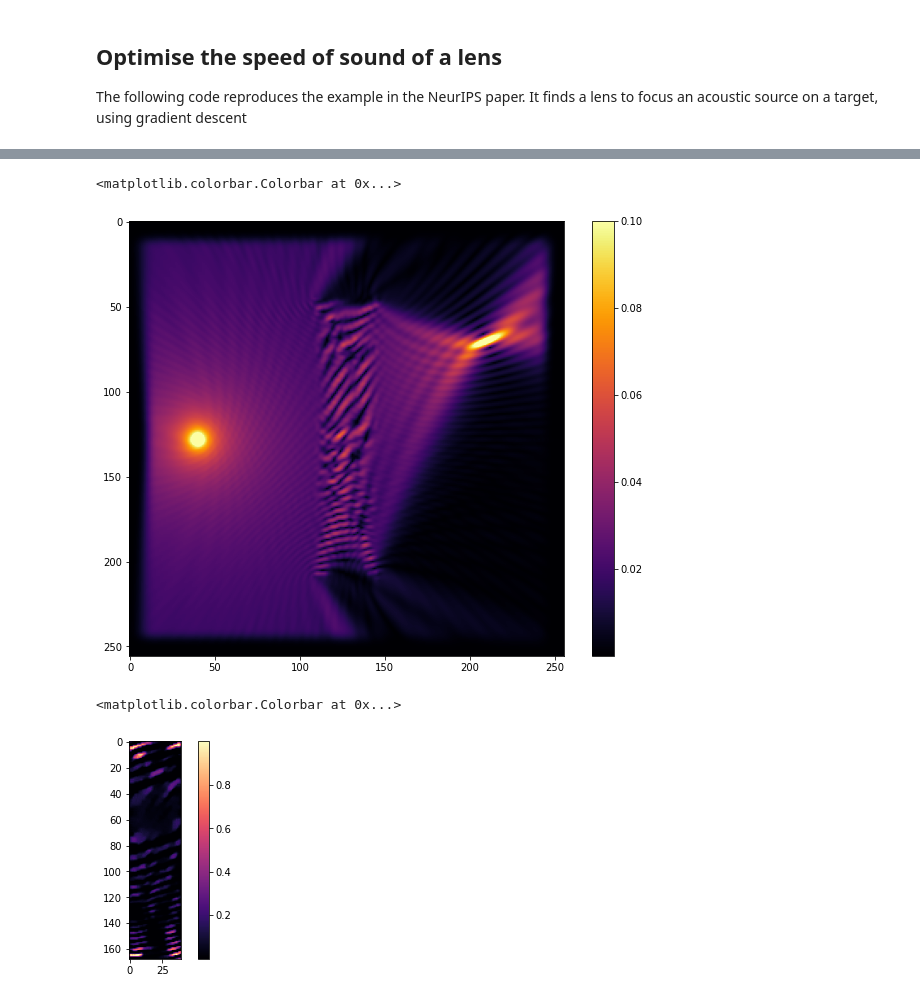
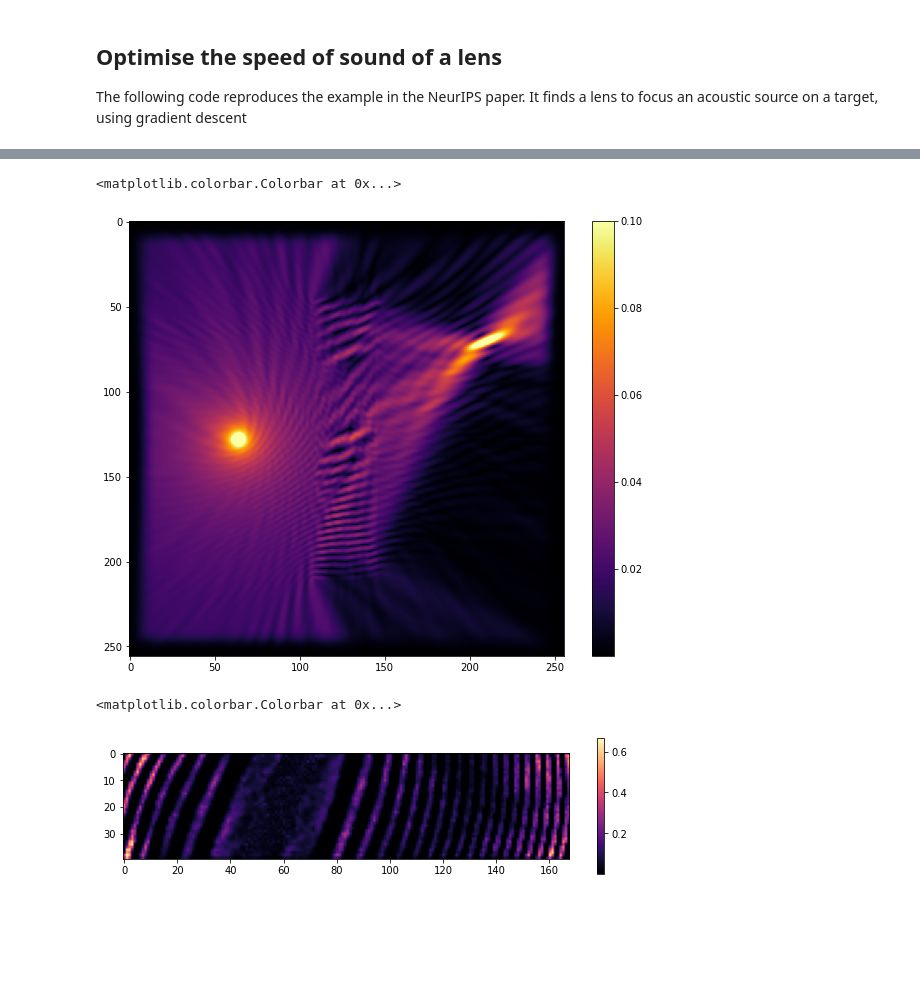
Before and after one commit to ucl-bug/jaxdf, a Jupyter notebook: docs/notebooks/simulate_helmholtz_equation.ipynb, the cells around one changed output, grey strips where cells are left out. Drawn from its saved outputs; the diff is of its cells as text; code cells hidden in the pictures; blank space fills up the shorter version.

```diff
--- a/docs/notebooks/simulate_helmholtz_equation.ipynb
+++ b/docs/notebooks/simulate_helmholtz_equation.ipynb
@@ -282,5 +172,5 @@ We can't do that with respect to he speed of sound, since the output depends non
 from jax.scipy.sparse.linalg import gmres
 from functools import partial
 
-sol, _ = gmres(helm_func, src_fourier_params, maxiter=1000)
+sol, _ = gmres(helm_func, src, maxiter=1000)
 # %%
@@ -316,30 +189,32 @@ tv_fun = lambda u: tv_on_grid(global_params, {"u": u})
+# %%
+from jaxdf.operators import laplacian, compose
+
+@jax.jit
+def total_variation(u):
+    nabla_u = laplacian(u)
+    absval = compose(nabla_u)(jnp.abs)
+    return jnp.mean(absval.get_field_on_grid())
 # %%
 from jax import random
+seed = random.PRNGKey(32)
 
-seed = random.PRNGKey(32)
-x_coord = grid[...,0]
-y_coord = grid[...,1]
+# Those are the parameters we want to optimize
 lens_params = random.uniform(seed, (168,40))-4
 
 def get_sos(T):
     lens = jnp.zeros(domain.N)
     lens = lens.at[44:212,108:148].set(jax.nn.sigmoid(T)) + 1
-    return jnp.expand_dims(lens, -1)
+    return FourierSeries(jnp.expand_dims(lens, -1), domain)
 
-f = Hu.get_field_on_grid(0)
-
-def find_field(sos, guess = None):
-    params = {"c":sos, "pml":pml_on_grid}
-
-    def H(u):
-        params["u"] = u
-        return f(global_params, params)
-
-    sol, _ = gmres(H, src_fourier_params, x0=guess, maxiter=1000, tol=1e-3, restart=10)
+def find_field(c, x0):
+    def helm_func(u):
+        return helmholtz(u, c, pml)
+    sol, _ = gmres(helm_func, src, x0=x0, maxiter=1000, tol=1e-3, restart=10)
     return sol
 
 def loss(p, guess):
     sos = get_sos(p)
-    tv_term = jnp.mean(tv_fun(sos))
-    field = find_field(sos, guess=guess)
-    return -jnp.sum(jnp.abs(field[70,210])) + tv_term, field
+    tv_term = total_variation(sos)
+    field = find_field(sos, x0=guess)
+    target_val = field.get_field_on_grid()[70,210,0]
+    return (-jnp.abs(target_val)) + tv_term, field
@@ -366,7 +234,7 @@ def update(opt_state, field):
     return loss_and_field[0], loss_and_field[1], update_fun(k, gradient, opt_state)
 
 pbar = tqdm(range(100))
-field = -src_fourier_params
+field = -src
 for k in pbar:
     lossval, field, opt_state = update(opt_state, field)
     # For logging
@@ -375,16 +243,17 @@ for k in pbar:
 
 transmit_phase = get_params(opt_state)
 # %%
-optimal_field = find_field(get_sos(get_params(opt_state)))
+optimal_field = field.get_field_on_grid()
 plt.figure(figsize=(10,8))
-plt.imshow(jnp.abs(optimal_field), cmap="inferno", vmax=.1)
+plt.imshow(jnp.abs(optimal_field), cmap="inferno", vmax=0.1)
 plt.colorbar()
 # %% [output]
 <matplotlib.colorbar.Colorbar at 0x...>
-[figure, old version]
+[figure, new version]
 # %%
-plt.imshow(jax.nn.sigmoid(get_params(opt_state)), cmap="magma")
+plt.figure(figsize=(10,2.5))
+plt.imshow(jax.nn.sigmoid(get_params(opt_state)).T, cmap="magma")
 plt.colorbar()
 # %% [output]
 <matplotlib.colorbar.Colorbar at 0x...>
-[figure, old version]
+[figure, new version]
```
Also changed, not shown: parts of 43 cells of this notebook, 7 other files.
